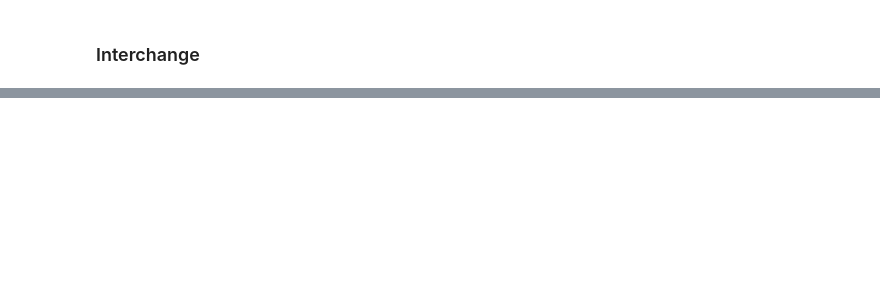
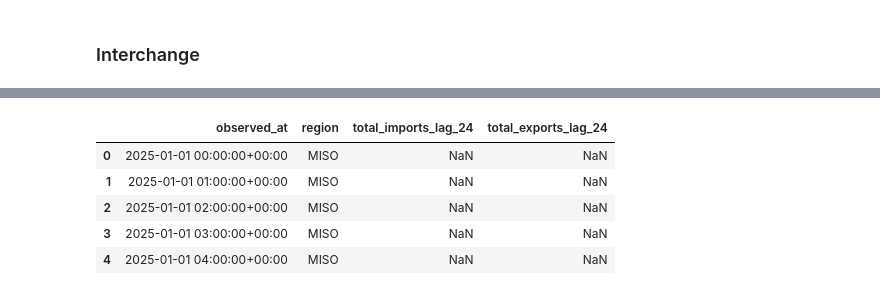
Before and after one commit to jackyeung99/eml_transformer, a Jupyter notebook: notebooks/eia960_data.ipynb, the cells around one changed output, grey strips where cells are left out. Cells and saved outputs as stored; diff of their text form; code cells hidden in the pictures; blank space fills up the shorter version.

```diff
--- a/notebooks/eia960_data.ipynb
+++ b/notebooks/eia960_data.ipynb
@@ -148,0 +173,9 @@ interchange_df
+# %%
+eia_interchange_df.head()
+# %% [output]
+|  | observed_at | region | total_imports_lag_24 | total_exports_lag_24 |
+| 0 | 2025-01-01 00:00:00+00:00 | MISO | NaN | NaN |
+| 1 | 2025-01-01 01:00:00+00:00 | MISO | NaN | NaN |
+| 2 | 2025-01-01 02:00:00+00:00 | MISO | NaN | NaN |
+| 3 | 2025-01-01 03:00:00+00:00 | MISO | NaN | NaN |
+| 4 | 2025-01-01 04:00:00+00:00 | MISO | NaN | NaN |
```
Also changed, not shown: parts of 14 cells of this notebook, 12 other files.
